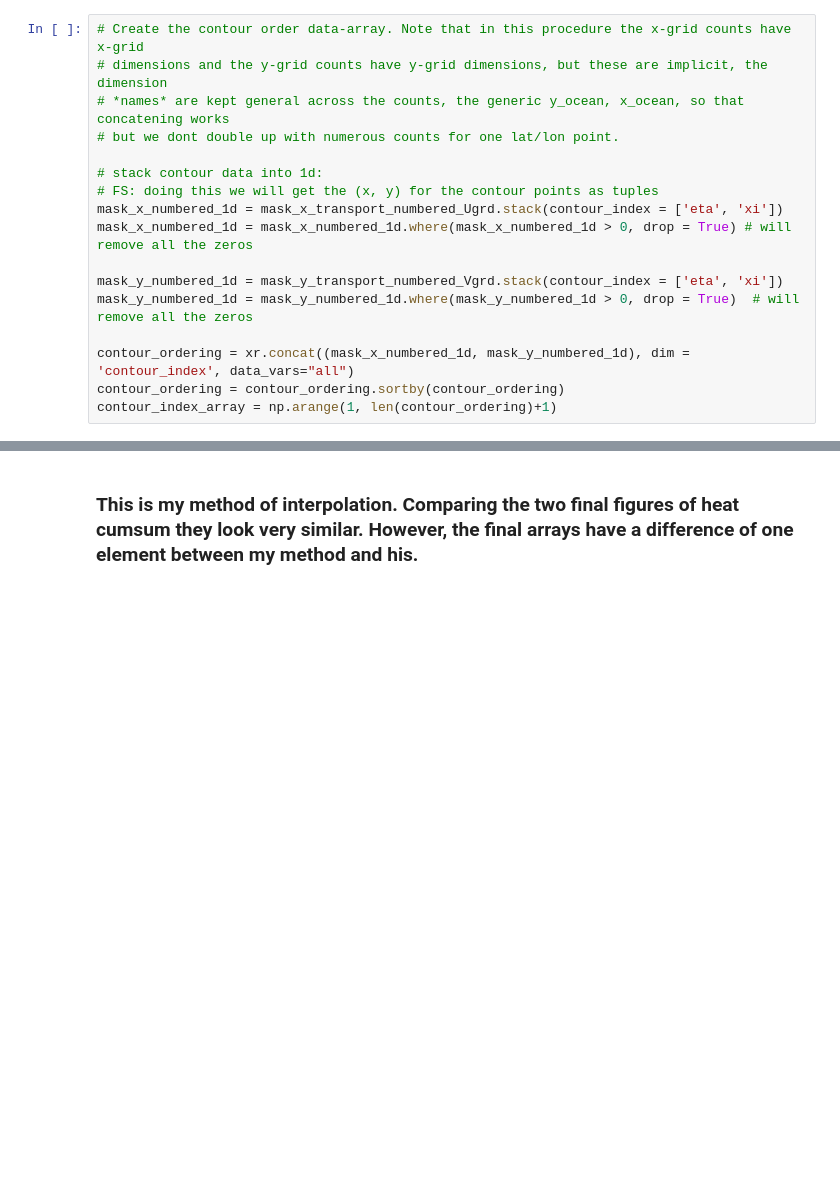
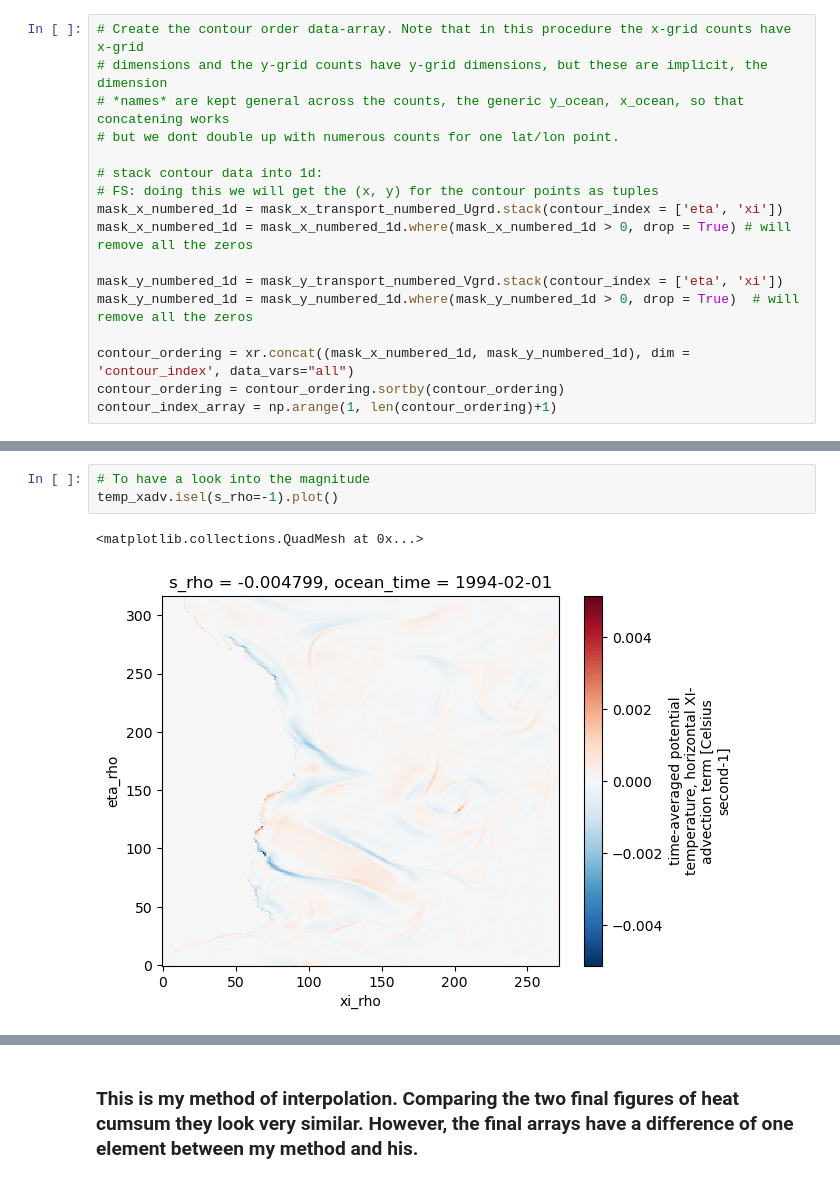
Before and after one commit to fncsobral/waom_notebook, a Jupyter notebook: OHB_shelf/Cross-1500m/testing.ipynb, the cells around one changed output, grey strips where cells are left out. Cells and saved outputs as stored; diff of their text form; blank space fills up the shorter version.

```diff
--- a/OHB_shelf/Cross-1500m/testing.ipynb
+++ b/OHB_shelf/Cross-1500m/testing.ipynb
@@ -714 +839,7 @@ u = ds.u_eastward.isel(ocean_time=0)
+# %%
+# To have a look into the magnitude
+temp_xadv.isel(s_rho=-1).plot()
+# %% [output]
+<matplotlib.collections.QuadMesh at 0x...>
+[figure, added]
 # %%
```
Also changed, not shown: parts of 27 cells of this notebook.
